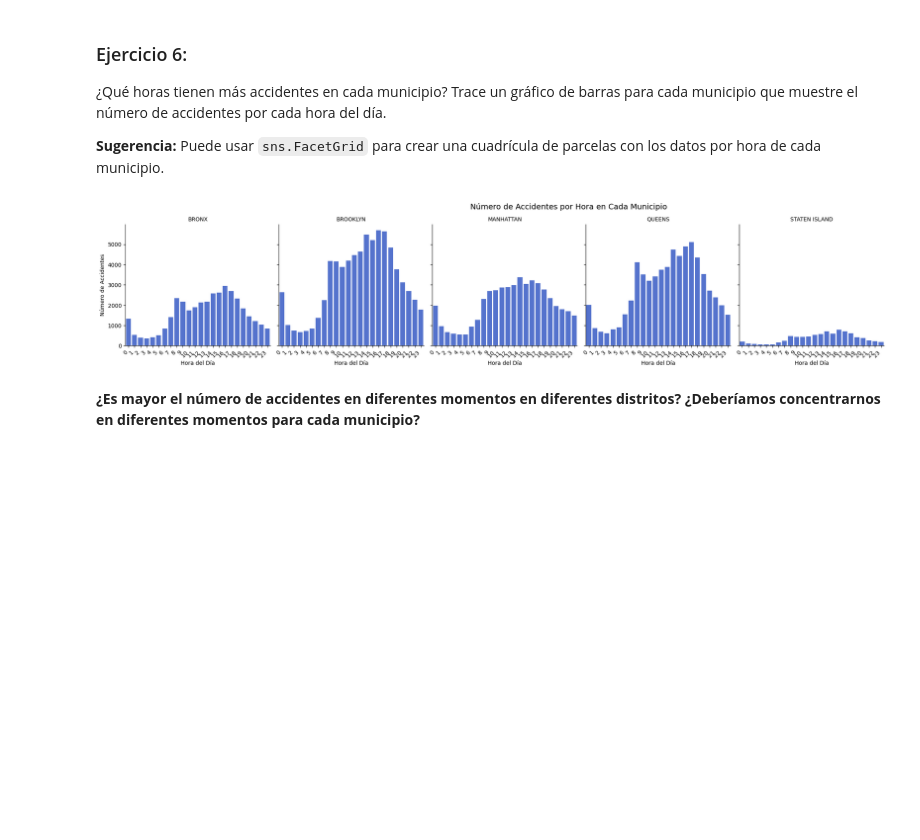
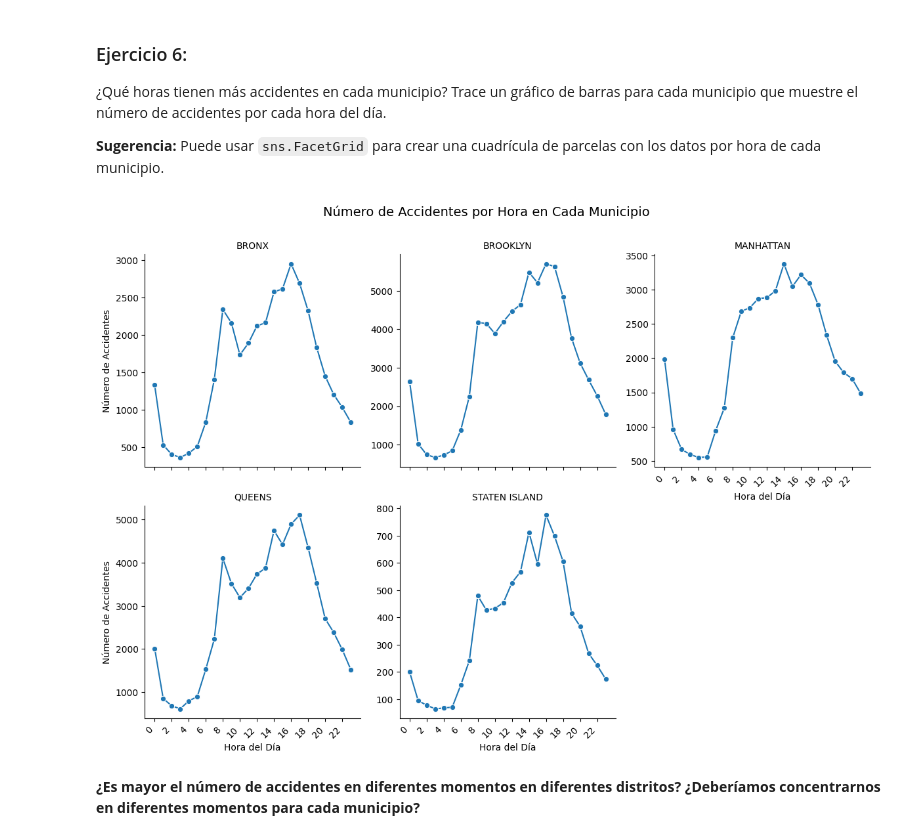
Before and after one commit to mariansierraa/guia2_clase_programacion, a Jupyter notebook: Guia3.ipynb, the cells around one changed output. Saved outputs shown, nothing was run; the diff lists cells and outputs as text; code cells hidden in the pictures; blank space fills up the shorter version.

```diff
--- a/Guia3.ipynb
+++ b/Guia3.ipynb
@@ -338,26 +339,26 @@ Podemos ver que Brooklyn y Queens tienen un número muy alto de accidentes en re
 # %%
 # Solución propuesta
 
 #agrupar la data
 accidentes_por_hora = df_cleaned.groupby(['BOROUGH', 'HOUR'])['COLLISION_ID'].count().reset_index()
 
 #crear facegrid
-g = sns.FacetGrid(accidentes_por_hora, col='BOROUGH', col_wrap=6, height=4, sharey=True)
+g = sns.FacetGrid(accidentes_por_hora, col='BOROUGH', col_wrap=3, height=4, sharey=False)
 
-g.map(sns.barplot, 'HOUR', 'COLLISION_ID', order=range(24), color='royalblue')
+g.map(sns.lineplot, 'HOUR', 'COLLISION_ID', marker='o')
 
 g.set_titles("{col_name}")
 g.set_axis_labels("Hora del Día", "Número de Accidentes")
 
 for ax in g.axes.flat:
-    ax.set_xticks(range(24))
-    ax.set_xticklabels(range(24), rotation=45, ha='right')
+    ax.set_xticks(range(0, 24, 2))
+    ax.set_xticklabels(range(0, 24, 2), rotation=45, ha='right')
 
 
 plt.suptitle("Número de Accidentes por Hora en Cada Municipio", fontsize=14, y=1.05)
 plt.show()
 # %% [output]
-[figure, old version]
+[figure, new version]
 # %% [markdown]
 **¿Es mayor el número de accidentes en diferentes momentos en diferentes distritos? ¿Deberíamos concentrarnos en diferentes momentos para cada municipio?**
 # %% [markdown]
```
Also changed, not shown: parts of 3 cells of this notebook.
